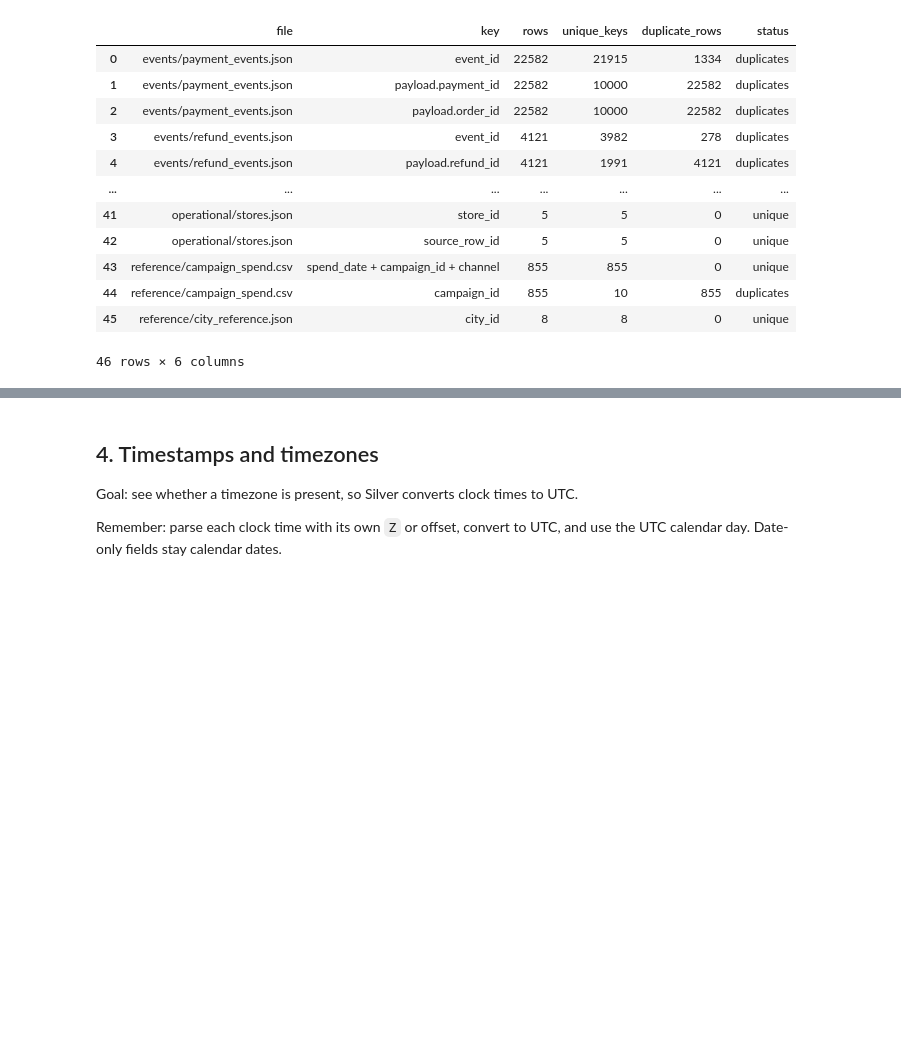
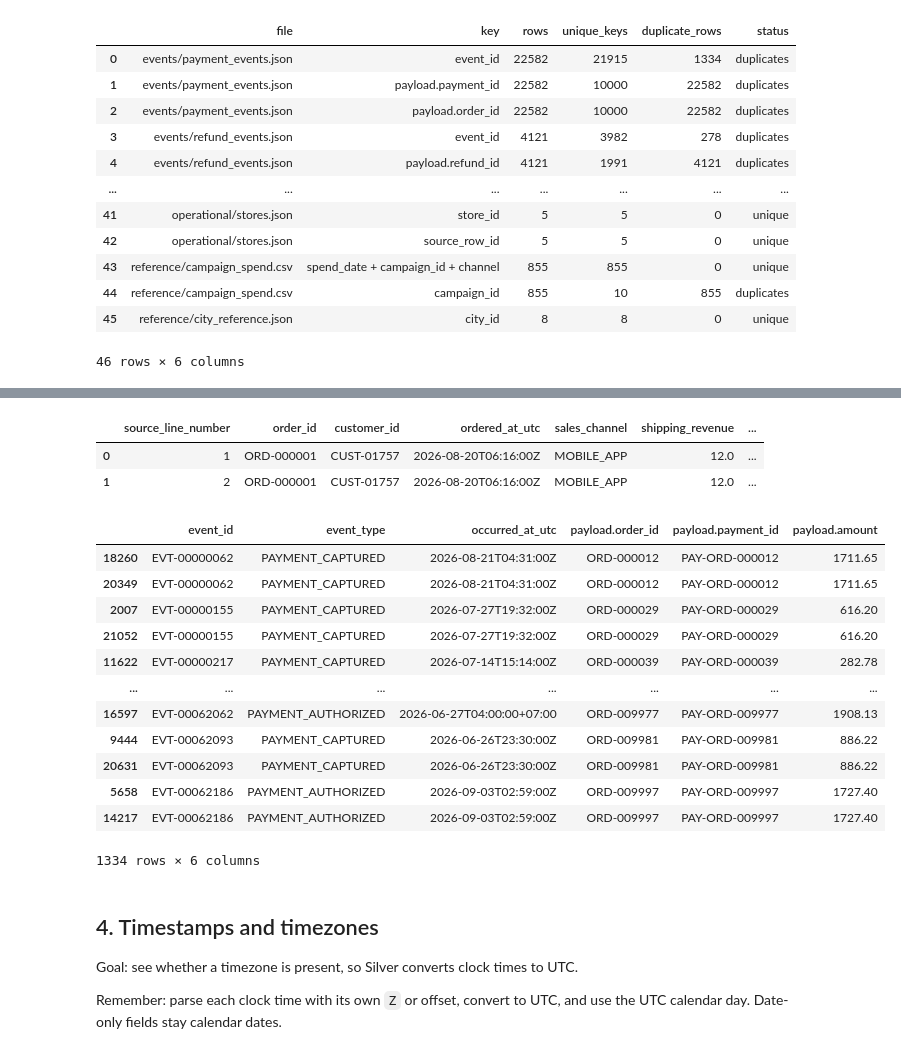
Before and after one commit to haniialfiyyaah/omnichannel-retail-analytics, a Jupyter notebook: notebooks/01_explore_raw.ipynb, the cells around one changed output, grey strips where cells are left out. Drawn from its saved outputs; the diff is of its cells as text; code cells hidden in the pictures; blank space fills up the shorter version.

```diff
--- a/notebooks/01_explore_raw.ipynb
+++ b/notebooks/01_explore_raw.ipynb
@@ -238,3 +352,37 @@ pd.DataFrame(dup_rows)
+# %%
+# details["operational/orders.json"].sort_values("updated_at_utc")
+
+view = details["operational/orders.json"].copy()
+view.insert(0, "source_line_number", view.index + 1)
+view.sort_values(["updated_at_utc", "source_line_number"])
+# %% [output]
+|  | source_line_number | order_id | customer_id | ordered_at_utc | sales_channel | shipping_revenue | ... |
+| 0 | 1 | ORD-000001 | CUST-01757 | 2026-08-20T06:16:00Z | MOBILE_APP | 12.0 | ... |
+| 1 | 2 | ORD-000001 | CUST-01757 | 2026-08-20T06:16:00Z | MOBILE_APP | 12.0 | ... |
+# %%
+payments = frames["events/payment_events.json"]
+counts = payments["event_id"].value_counts()
+repeated_ids = counts[counts > 1].index
+
+(
+    payments[payments["event_id"].isin(repeated_ids)]
+    .sort_values(["event_id", "occurred_at_utc"])
+    [["event_id", "event_type", "occurred_at_utc", "payload.order_id", "payload.payment_id", "payload.amount"]]
+)
+# %% [output]
+|  | event_id | event_type | occurred_at_utc | payload.order_id | payload.payment_id | payload.amount |
+| 18260 | EVT-00000062 | PAYMENT_CAPTURED | 2026-08-21T04:31:00Z | ORD-000012 | PAY-ORD-000012 | 1711.65 |
+| 20349 | EVT-00000062 | PAYMENT_CAPTURED | 2026-08-21T04:31:00Z | ORD-000012 | PAY-ORD-000012 | 1711.65 |
+| 2007 | EVT-00000155 | PAYMENT_CAPTURED | 2026-07-27T19:32:00Z | ORD-000029 | PAY-ORD-000029 | 616.20 |
+| 21052 | EVT-00000155 | PAYMENT_CAPTURED | 2026-07-27T19:32:00Z | ORD-000029 | PAY-ORD-000029 | 616.20 |
+| 11622 | EVT-00000217 | PAYMENT_CAPTURED | 2026-07-14T15:14:00Z | ORD-000039 | PAY-ORD-000039 | 282.78 |
+| ... | ... | ... | ... | ... | ... | ... |
+| 16597 | EVT-00062062 | PAYMENT_AUTHORIZED | 2026-06-27T04:00:00+07:00 | ORD-009977 | PAY-ORD-009977 | 1908.13 |
+| 9444 | EVT-00062093 | PAYMENT_CAPTURED | 2026-06-26T23:30:00Z | ORD-009981 | PAY-ORD-009981 | 886.22 |
+| 20631 | EVT-00062093 | PAYMENT_CAPTURED | 2026-06-26T23:30:00Z | ORD-009981 | PAY-ORD-009981 | 886.22 |
+| 5658 | EVT-00062186 | PAYMENT_AUTHORIZED | 2026-09-03T02:59:00Z | ORD-009997 | PAY-ORD-009997 | 1727.40 |
+| 14217 | EVT-00062186 | PAYMENT_AUTHORIZED | 2026-09-03T02:59:00Z | ORD-009997 | PAY-ORD-009997 | 1727.40 |
+1334 rows × 6 columns
 # %% [markdown]
 ## 4. Timestamps and timezones
 
```
Also changed, not shown: parts of 4 cells of this notebook.
